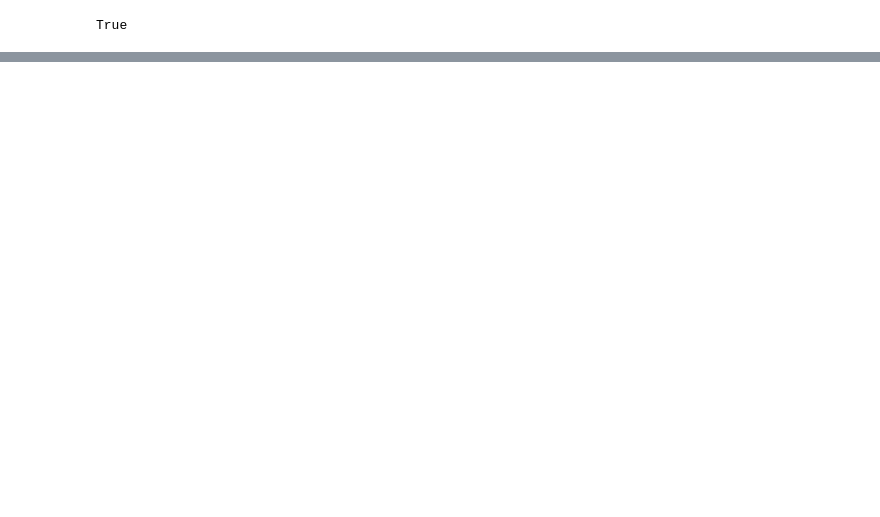
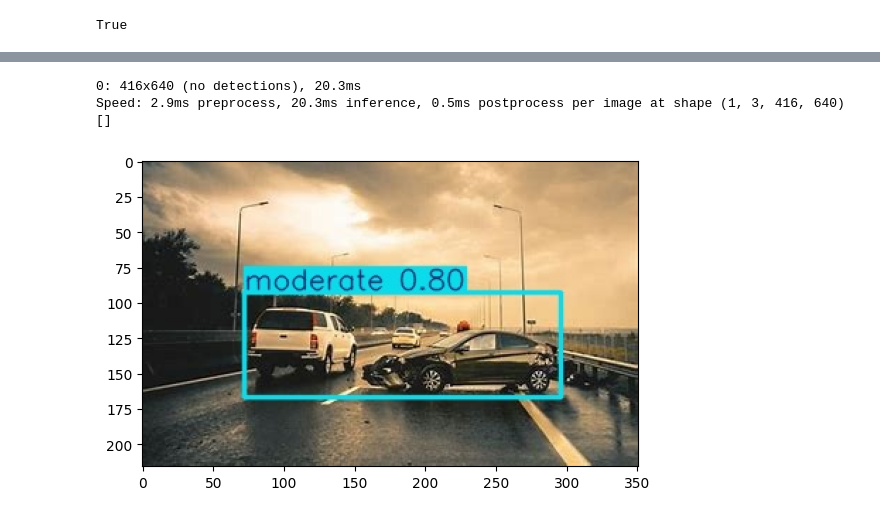
Before and after one commit to santenana/Car_accident_insurance, a Jupyter notebook: test.ipynb, the cells around one changed output, grey strips where cells are left out. Cells and saved outputs as stored; diff of their text form; code cells hidden in the pictures; blank space fills up the shorter version.

```diff
--- a/test.ipynb
+++ b/test.ipynb
@@ -54,0 +90,26 @@ severo
+# %%
+best_model = YOLO("/home/santenana/Proyectos/02_ObjectDetection/runs/detect/train12/weights/best.pt")
+path_image = "/home/santenana/Proyectos/02_ObjectDetection/Deteccion4.jpg"
+a = read_image_file(path_image)
+
+def imagen_detect(img):
+    res = model.predict(img,imgsz=640)
+    imagen = res[0].plot()
+    labels = res[0].names
+    predicted_labels = []
+    for result in res:
+        for pred in result.boxes:
+            label_index = int(pred.cls)
+            label = labels[label_index]
+
+            predicted_labels.append(label)
+    return imagen,predicted_labels
+
+A, b = imagen_detect(a)
+plt.imshow(A)
+print(b)
+# %% [output]
+0: 416x640 (no detections), 20.3ms
+Speed: 2.9ms preprocess, 20.3ms inference, 0.5ms postprocess per image at shape (1, 3, 416, 640)
+[]
+[figure, added]
```
Also changed, not shown: parts of 5 cells of this notebook, 5 other files.
